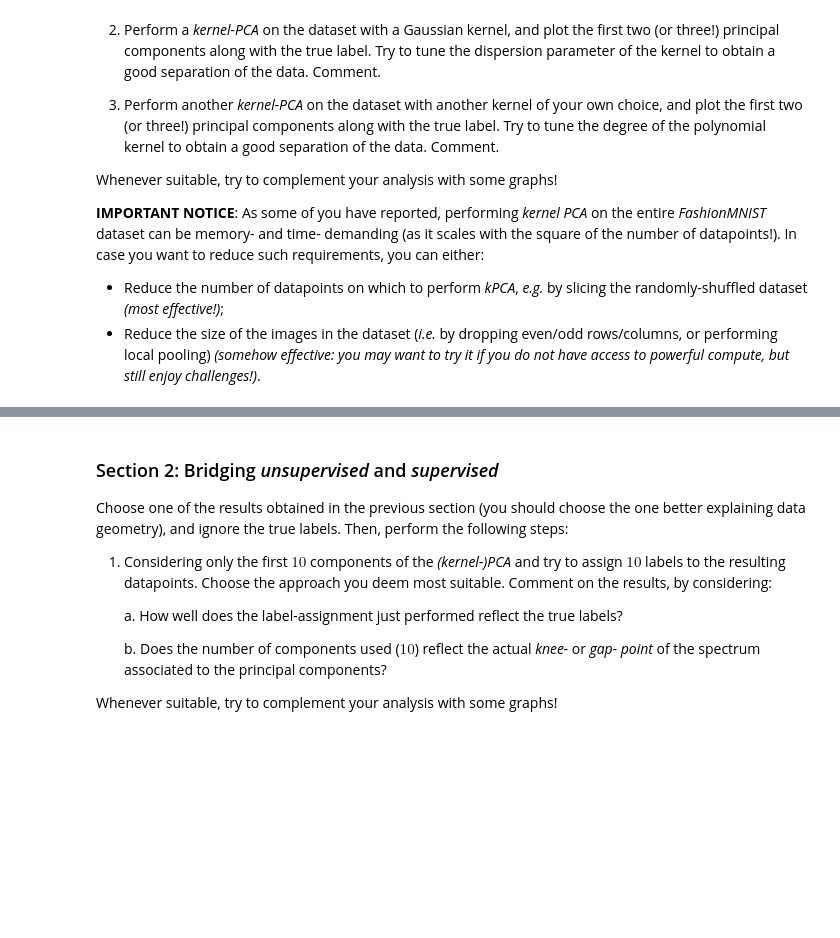
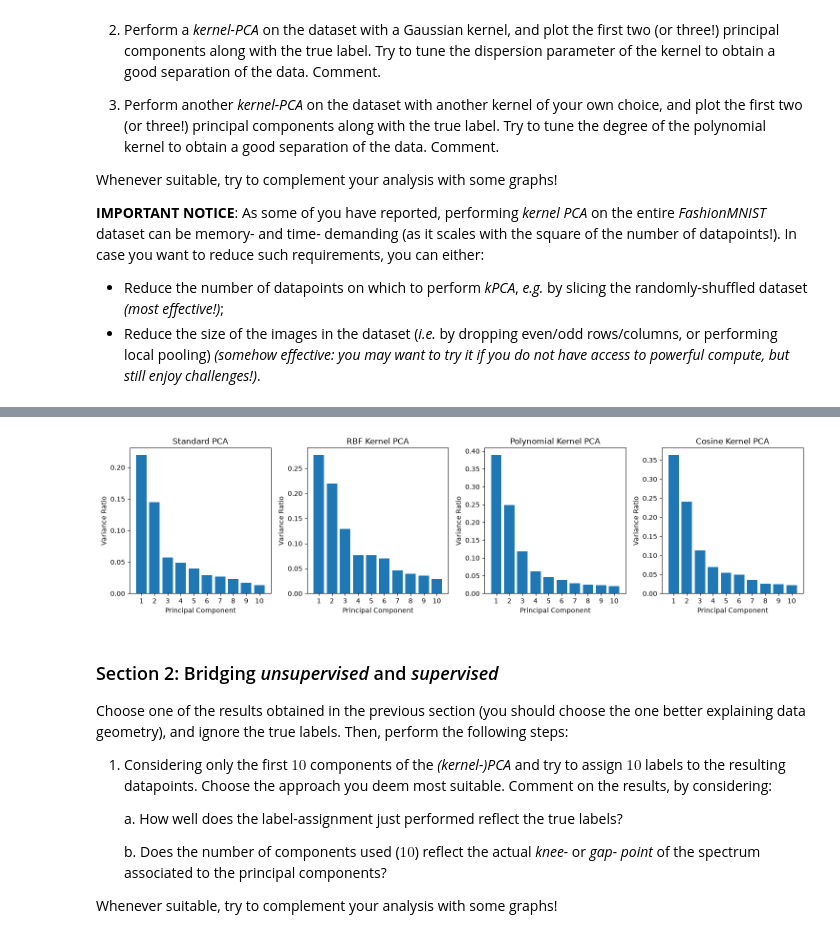
Before and after one commit to frekkoz3/Advanced-Deep-Learning-and-Kernel-Methods, a Jupyter notebook: Challenges/AdvML_Challenge_2023_1.ipynb, the cells around one changed output, grey strips where cells are left out. Saved outputs shown, nothing was run; the diff lists cells and outputs as text; code cells hidden in the pictures; blank space fills up the shorter version.

```diff
--- a/Challenges/AdvML_Challenge_2023_1.ipynb
+++ b/Challenges/AdvML_Challenge_2023_1.ipynb
@@ -31,3 +110,29 @@ Whenever suitable, try to complement your analysis with some graphs!
+# %%
+pca_variance = pca.explained_variance_ratio_
+rbf_variance = rbf_pca.eigenvalues_ / np.sum(rbf_pca.eigenvalues_)
+poly_variance = poly_pca.eigenvalues_ / np.sum(poly_pca.eigenvalues_)
+cos_variance = cos_pca.eigenvalues_ / np.sum(cos_pca.eigenvalues_)
+# %%
+fig, axes = plt.subplots(1, 4, figsize=(15, 4))
+
+models = [
+    ("Standard PCA", pca_variance),
+    ("RBF Kernel PCA", rbf_variance),
+    ("Polynomial Kernel PCA", poly_variance),
+    ("Cosine Kernel PCA", cos_variance)
+]
+
+for ax, (name, variance) in zip(axes, models):
+    ax.bar(range(1, len(variance) + 1), variance)
+    ax.set_title(name)
+    ax.set_xlabel("Principal Component")
+    ax.set_ylabel("Variance Ratio")
+    ax.set_xticks(range(1, len(variance) + 1))
+
+plt.tight_layout()
+plt.show()
+# %% [output]
+[figure, added]
 # %% [markdown]
 ### Section 2: Bridging *unsupervised* and *supervised*
 
```
Also changed, not shown: parts of 15 cells of this notebook, 2 other files.
